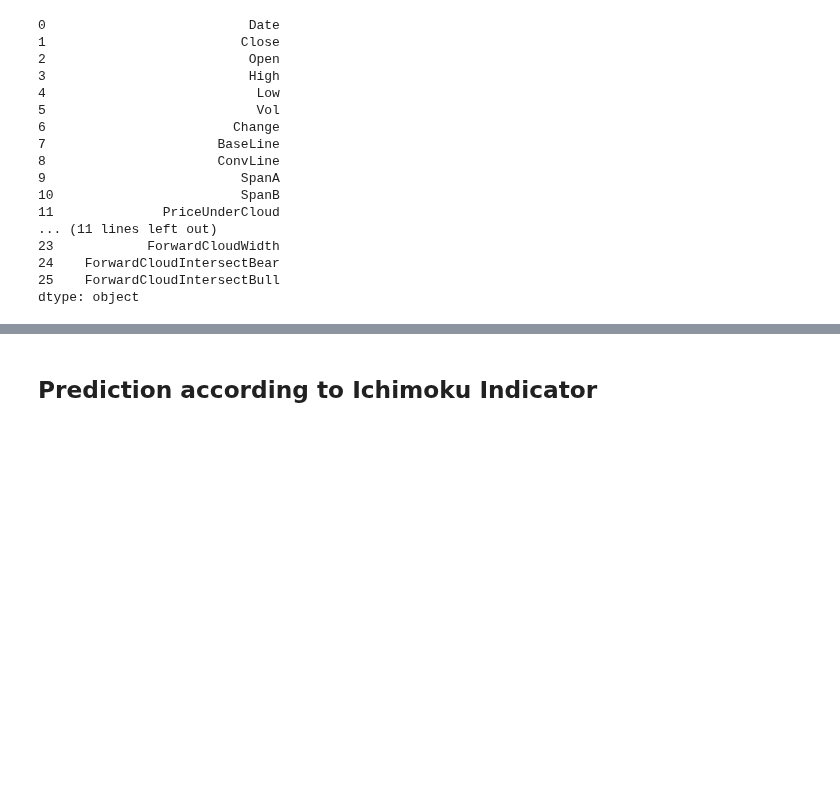
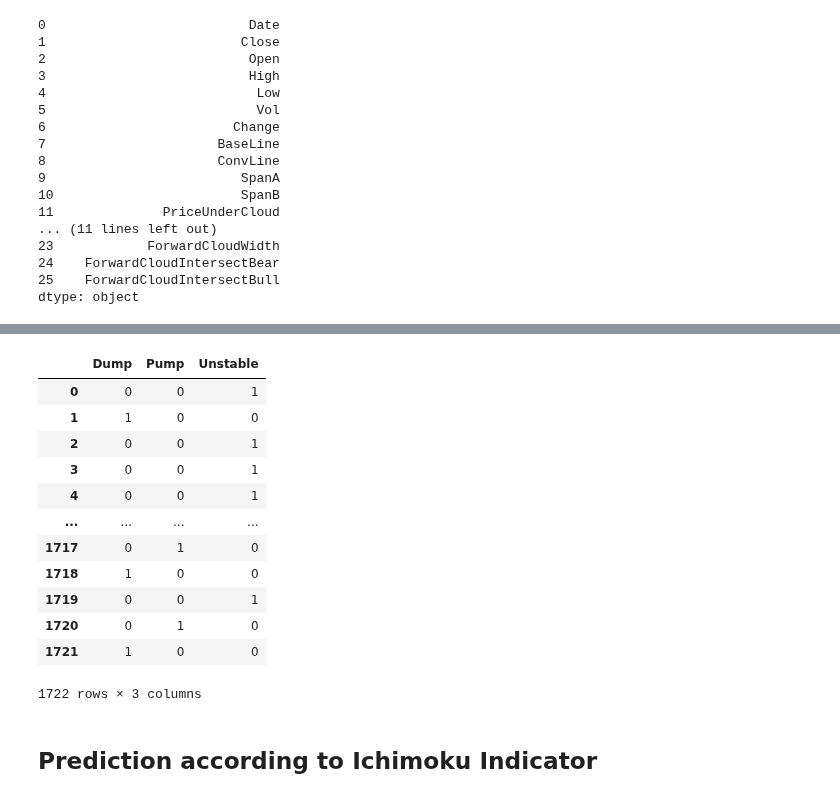
Before and after one commit to anilergan/AISMTB, a Jupyter notebook: btc_daily_chart_regression_v2.ipynb, the cells around one changed output, grey strips where cells are left out. Cells and saved outputs as stored; diff of their text form; code cells hidden in the pictures; blank space fills up the shorter version.

```diff
--- a/btc_daily_chart_regression_v2.ipynb
+++ b/btc_daily_chart_regression_v2.ipynb
@@ -234,3 +259,19 @@ df
+# %%
+y
+# %% [output]
+|  | Dump | Pump | Unstable |
+| 0 | 0 | 0 | 1 |
+| 1 | 1 | 0 | 0 |
+| 2 | 0 | 0 | 1 |
+| 3 | 0 | 0 | 1 |
+| 4 | 0 | 0 | 1 |
+| ... | ... | ... | ... |
+| 1717 | 0 | 1 | 0 |
+| 1718 | 1 | 0 | 0 |
+| 1719 | 0 | 0 | 1 |
+| 1720 | 0 | 1 | 0 |
+| 1721 | 1 | 0 | 0 |
+1722 rows × 3 columns
 # %%
 # from sklearn.preprocessing import MinMaxScaler
 
```
Also changed, not shown: parts of 4 cells of this notebook, 4 other files.
